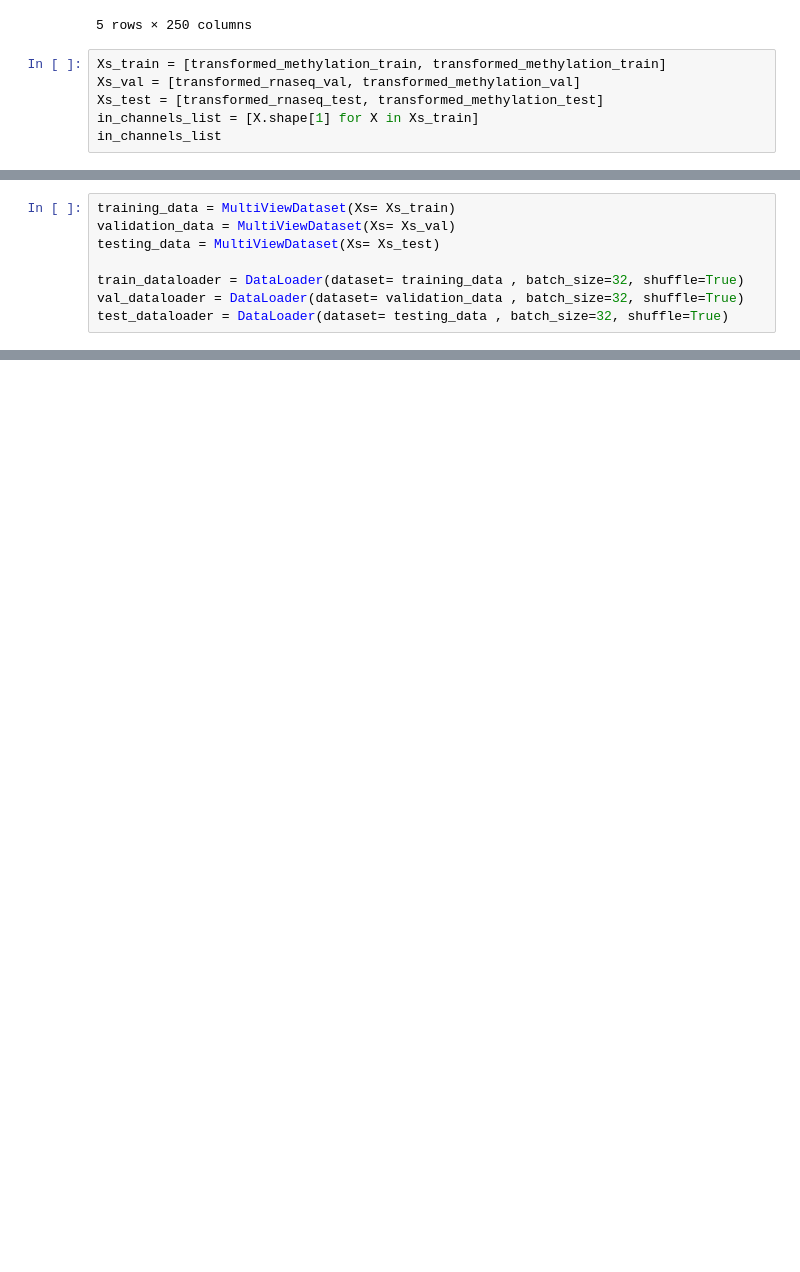
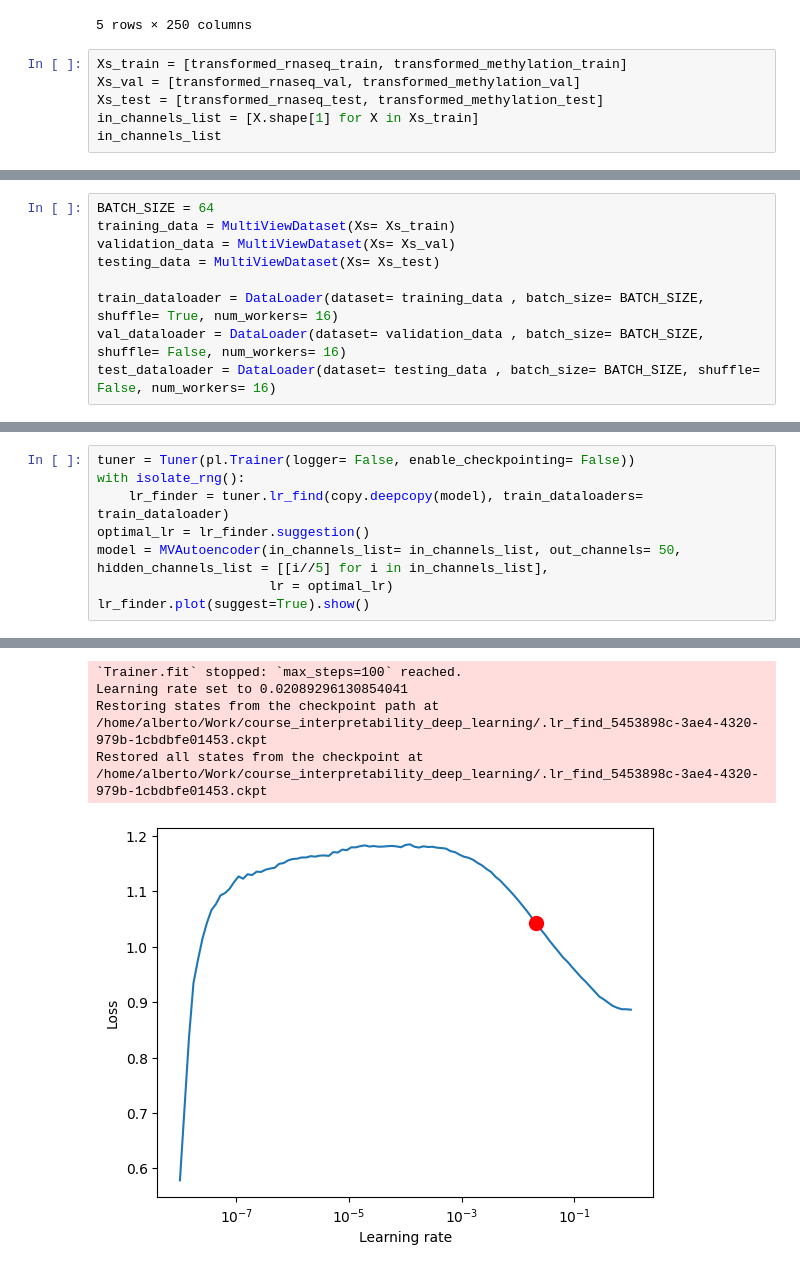
Before and after one commit to albertolzs/edc_mo_pdac, a Jupyter notebook: src/main.ipynb, the cells around one changed output, grey strips where cells are left out. Drawn from its saved outputs; the diff is of its cells as text; blank space fills up the shorter version.

Commit message:
Completed training

```diff
--- a/src/main.ipynb
+++ b/src/main.ipynb
@@ -193,7 +200,7 @@ transformed_methylation_test.shape (30, 250)
 | TCGA-FB-A5VM | -0.310788 | -0.347750 | 0.144406 | 0.289688 | -1.079381 | -0.666001 | 7.285536e-01 | 2.040396 | ... |
 5 rows × 250 columns
 # %%
-Xs_train = [transformed_methylation_train, transformed_methylation_train]
+Xs_train = [transformed_rnaseq_train, transformed_methylation_train]
 Xs_val = [transformed_rnaseq_val, transformed_methylation_val]
 Xs_test = [transformed_rnaseq_test, transformed_methylation_test]
 in_channels_list = [X.shape[1] for X in Xs_train]
@@ -224,8 +210,9 @@ MVAutoencoder(
 # %%
+BATCH_SIZE = 64
 training_data = MultiViewDataset(Xs= Xs_train)
 validation_data = MultiViewDataset(Xs= Xs_val)
 testing_data = MultiViewDataset(Xs= Xs_test)
 
-train_dataloader = DataLoader(dataset= training_data , batch_size=32, shuffle=True)
-val_dataloader = DataLoader(dataset= validation_data , batch_size=32, shuffle=True)
-test_dataloader = DataLoader(dataset= testing_data , batch_size=32, shuffle=True)
+train_dataloader = DataLoader(dataset= training_data , batch_size= BATCH_SIZE, shuffle= True, num_workers= 16)
+val_dataloader = DataLoader(dataset= validation_data , batch_size= BATCH_SIZE, shuffle= False, num_workers= 16)
+test_dataloader = DataLoader(dataset= testing_data , batch_size= BATCH_SIZE, shuffle= False, num_workers= 16)
@@ -297,0 +240,9 @@ a
+# %%
+tuner = Tuner(pl.Trainer(logger= False, enable_checkpointing= False))
+with isolate_rng():
+    lr_finder = tuner.lr_find(copy.deepcopy(model), train_dataloaders= train_dataloader)
+optimal_lr = lr_finder.suggestion()
+model = MVAutoencoder(in_channels_list= in_channels_list, out_channels= 50, hidden_channels_list = [[i//5] for i in in_channels_list],
+                      lr = optimal_lr)
+lr_finder.plot(suggest=True).show()
+# %% [output]
@@ -297,0 +254,5 @@ a
+`Trainer.fit` stopped: `max_steps=100` reached.
+Learning rate set to 0.02089296130854041
+Restoring states from the checkpoint path at /home/alberto/Work/course_interpretability_deep_learning/.lr_find_5453898c-3ae4-4320-979b-1cbdbfe01453.ckpt
+Restored all states from the checkpoint at /home/alberto/Work/course_interpretability_deep_learning/.lr_find_5453898c-3ae4-4320-979b-1cbdbfe01453.ckpt
+[figure, added]
```
Also changed, not shown: parts of 16 cells of this notebook, 6 other files.
